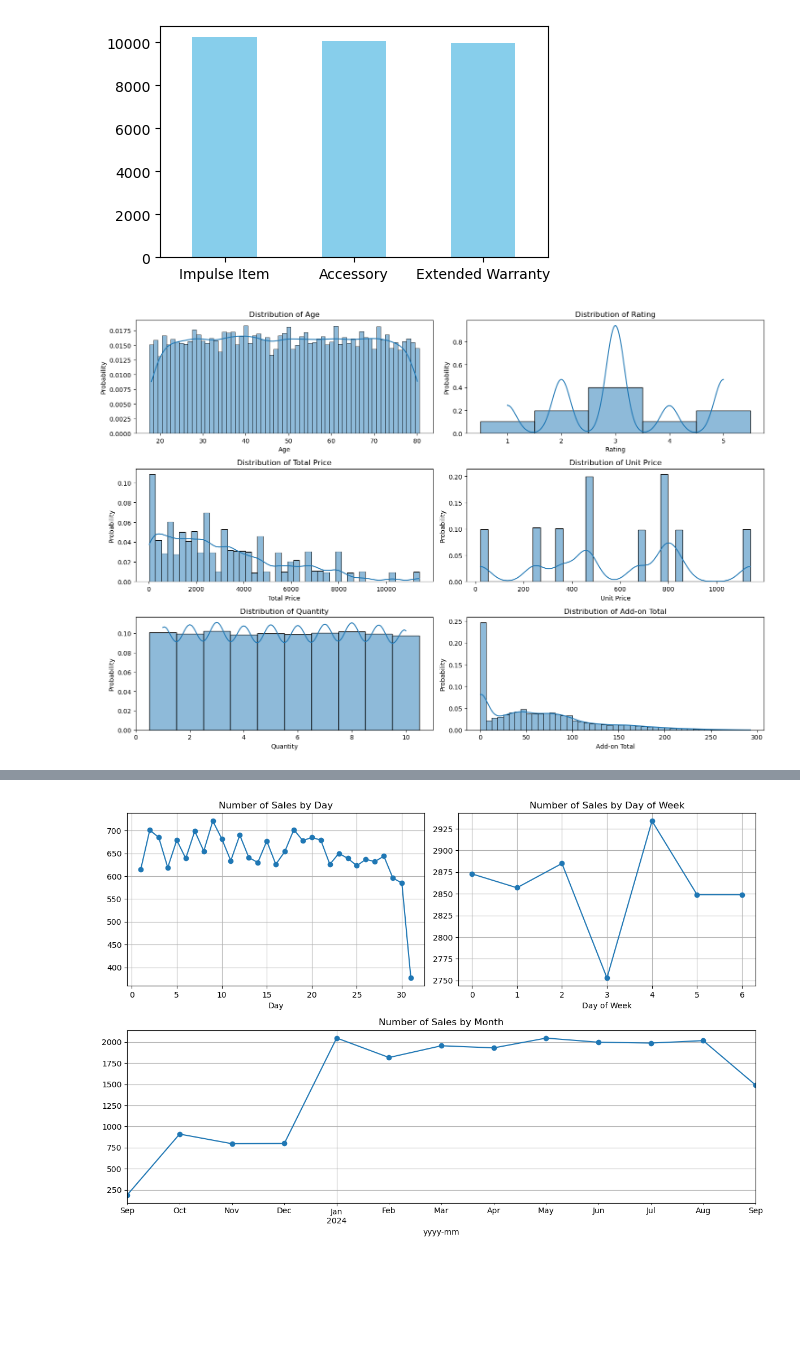
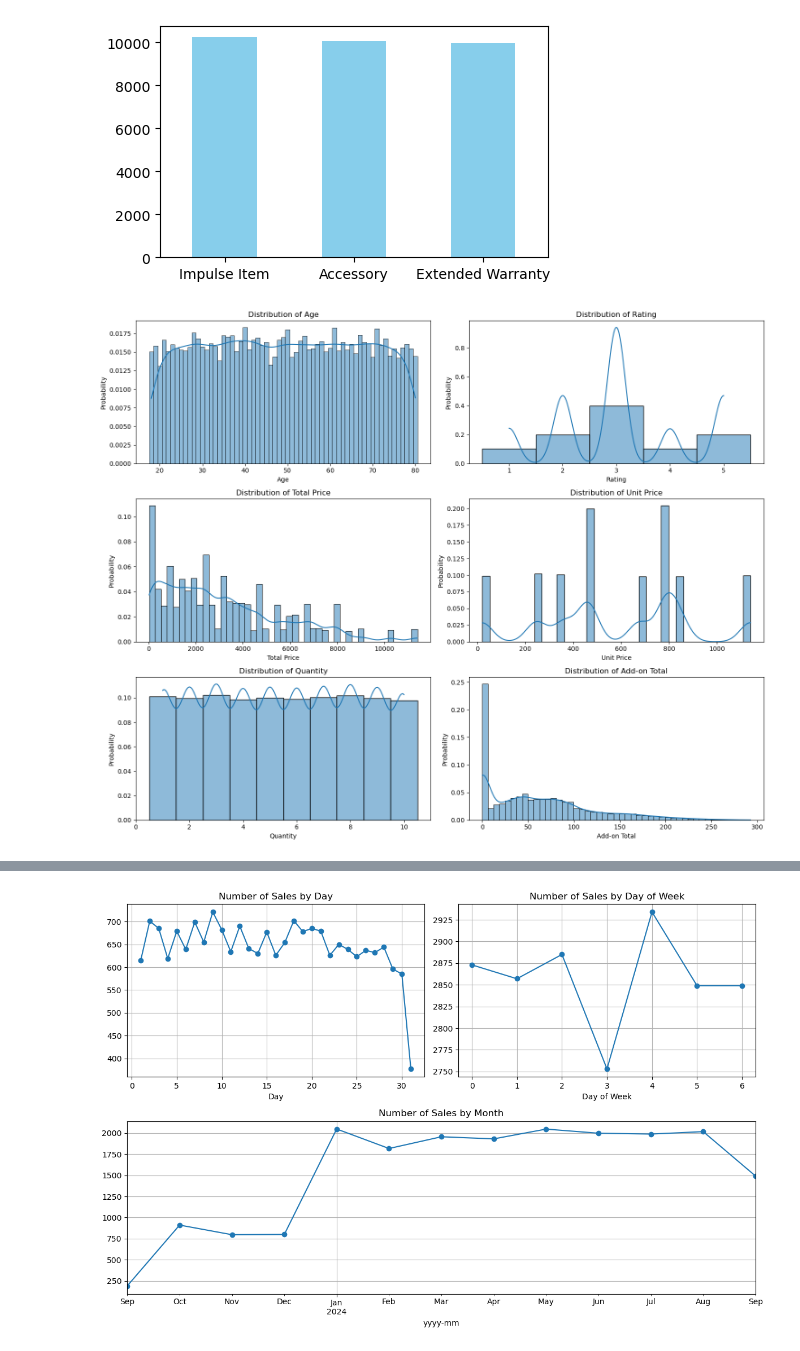
Before and after one commit to LtnLinh/CSC17104-Programming-for-Data-Science, a Jupyter notebook: Notebook.ipynb, the cells around one changed output, grey strips where cells are left out. Cells and saved outputs as stored; diff of their text form; code cells hidden in the pictures; blank space fills up the shorter version.

```diff
--- a/Notebook.ipynb
+++ b/Notebook.ipynb
@@ -211,22 +247,25 @@ addons.plot(kind='bar', figsize=(5, 3), color='skyblue', rot=0)
 <Axes: >
 [figure]
 # %%
-# Thiết lập style cho đồ thị
-fig, axes = plt.subplots(3, 2, figsize=(15, 10))
+# Display the distribution of numerical columns
 
-# 1. Histogram cho biến số
-numeric_cols = sales_df.select_dtypes(include=['int64', 'float64']).columns
-for i, col in enumerate(numeric_cols.drop('Customer ID')):
-    if i < 8:  # Giới hạn 4 biểu đồ
-        row = i // 2
-        col_idx = i % 2
-        if sales_df[col].dtype == 'int64':
-            sns.histplot(sales_df[col], ax=axes[row, col_idx], kde=True,stat = 'probability', discrete=True)
-        else:
-            sns.histplot(sales_df[col], ax=axes[row, col_idx], kde=True,stat = 'probability')
-        axes[row, col_idx].set_title(f'Distribution of {col}')
+numeric_cols = sales_df.select_dtypes(
+    include=['int64', 'float64']).columns.drop('Customer ID')
+fig_row = len(numeric_cols) // 2 + len(numeric_cols) % 2
+fig, axes = plt.subplots(fig_row, 2, figsize=(15, 4 * fig_row))
+
+for i, col in enumerate(numeric_cols):
+	row = i // 2
+	col_idx = i % 2
+	if sales_df[col].dtype == 'int64':
+		sns.histplot(sales_df[col], ax=axes[row, col_idx],
+					kde=True, stat='probability', discrete=True)
+	else:
+		sns.histplot(sales_df[col], ax=axes[row, col_idx],
+					kde=True, stat='probability')
+	axes[row, col_idx].set_title(f'Distribution of {col}')
 
 plt.tight_layout()
 plt.show()
 # %% [output]
-[figure, old version]
+[figure, new version]
```
Also changed, not shown: parts of 17 cells of this notebook.
